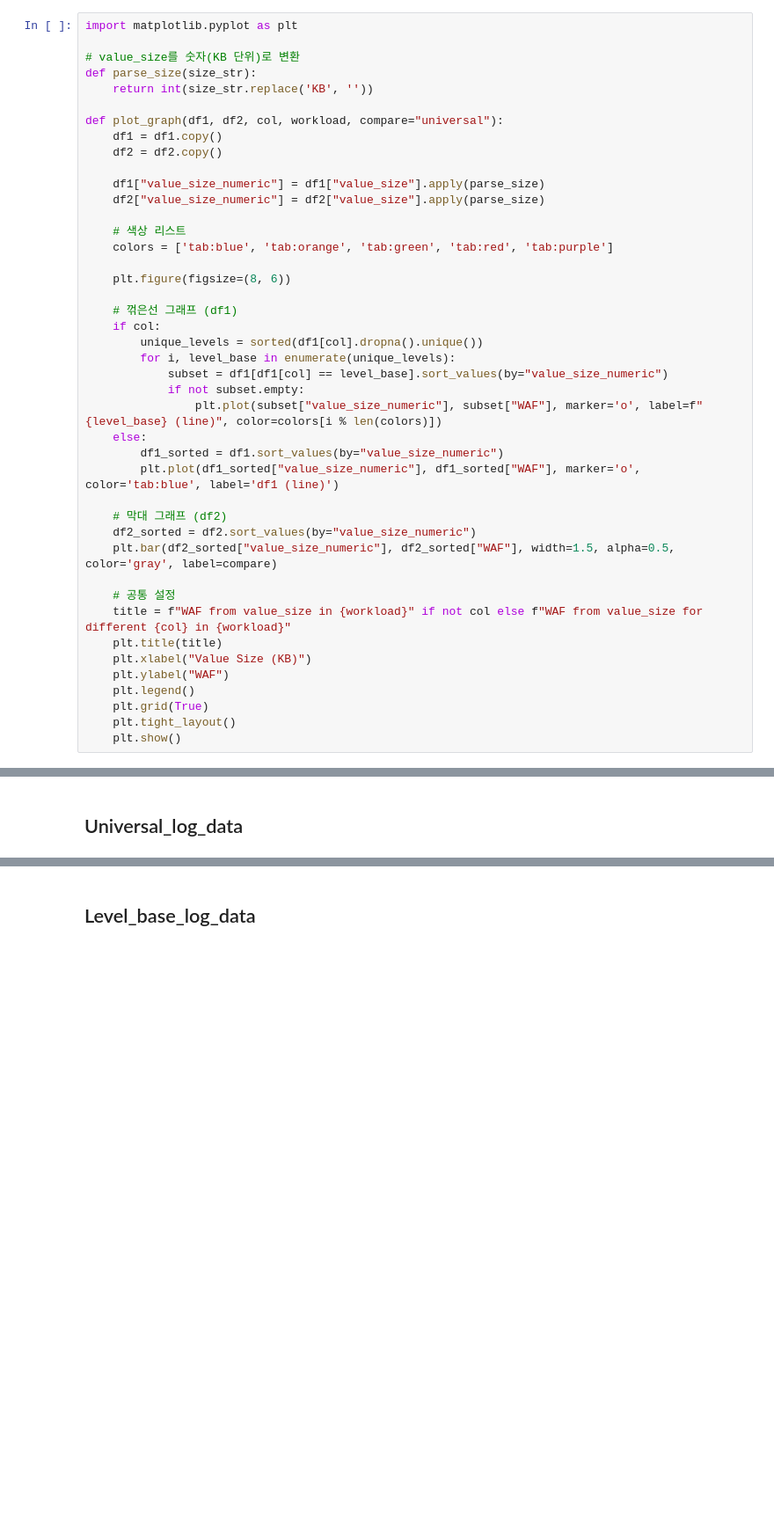
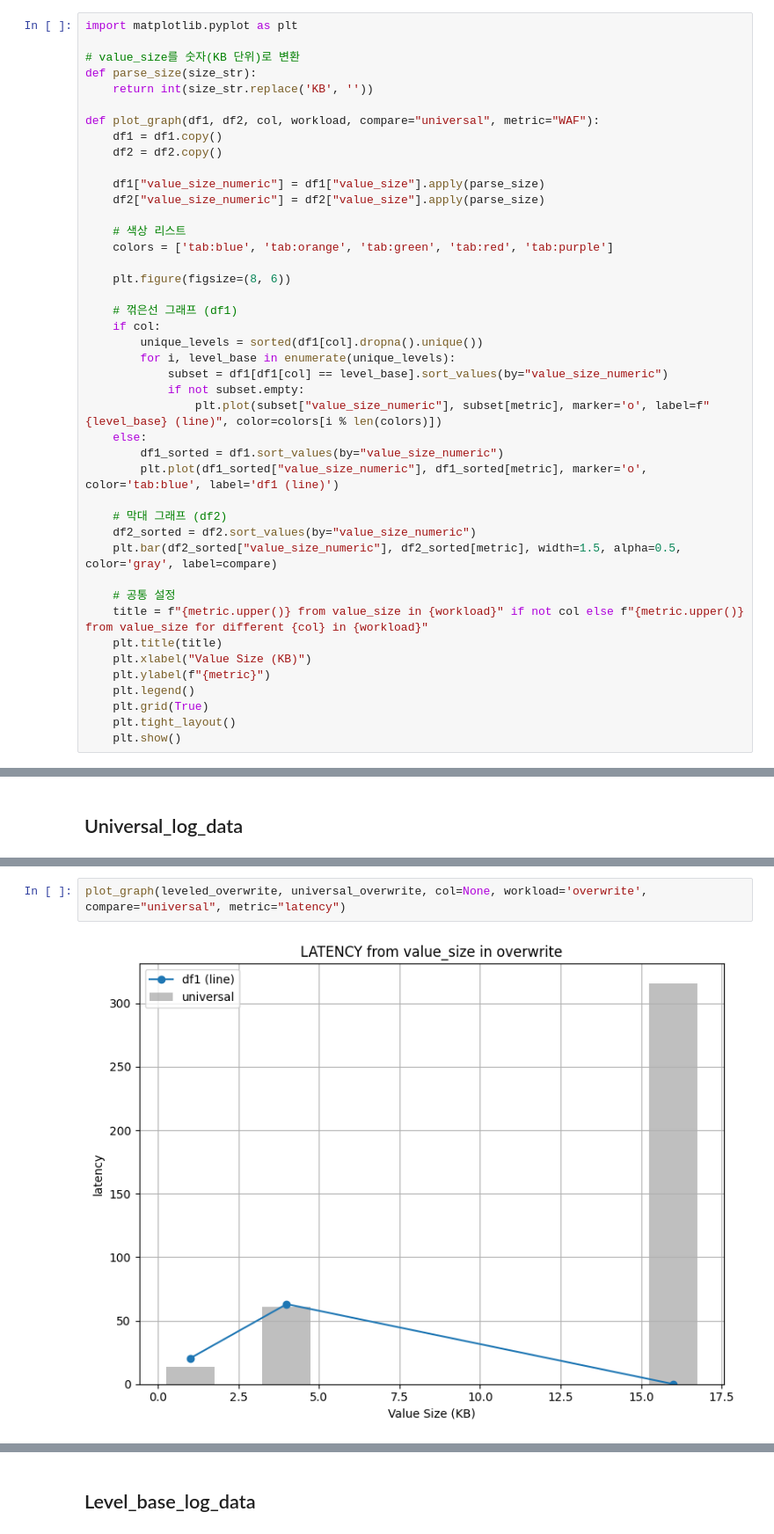
Before and after one commit to yrc00/opensource_sw_analysis, a Jupyter notebook: Lab1/H1/h1_graph.ipynb, the cells around one changed output, grey strips where cells are left out. Shown at 88% size. Cells and saved outputs as stored; diff of their text form; blank space fills up the shorter version.

```diff
--- a/Lab1/H1/h1_graph.ipynb
+++ b/Lab1/H1/h1_graph.ipynb
@@ -5,7 +5,7 @@ import matplotlib.pyplot as plt
 def parse_size(size_str):
     return int(size_str.replace('KB', ''))
 
-def plot_graph(df1, df2, col, workload, compare="universal"):
+def plot_graph(df1, df2, col, workload, compare="universal", metric="WAF"):
     df1 = df1.copy()
     df2 = df2.copy()
 
@@ -23,20 +23,20 @@ def plot_graph(df1, df2, col, workload, compare="universal"):
         for i, level_base in enumerate(unique_levels):
             subset = df1[df1[col] == level_base].sort_values(by="value_size_numeric")
             if not subset.empty:
-                plt.plot(subset["value_size_numeric"], subset["WAF"], marker='o', label=f"{level_base} (line)", color=colors[i % len(colors)])
+                plt.plot(subset["value_size_numeric"], subset[metric], marker='o', label=f"{level_base} (line)", color=colors[i % len(colors)])
     else:
         df1_sorted = df1.sort_values(by="value_size_numeric")
-        plt.plot(df1_sorted["value_size_numeric"], df1_sorted["WAF"], marker='o', color='tab:blue', label='df1 (line)')
+        plt.plot(df1_sorted["value_size_numeric"], df1_sorted[metric], marker='o', color='tab:blue', label='df1 (line)')
 
     # 막대 그래프 (df2)
     df2_sorted = df2.sort_values(by="value_size_numeric")
-    plt.bar(df2_sorted["value_size_numeric"], df2_sorted["WAF"], width=1.5, alpha=0.5, color='gray', label=compare)
+    plt.bar(df2_sorted["value_size_numeric"], df2_sorted[metric], width=1.5, alpha=0.5, color='gray', label=compare)
 
     # 공통 설정
-    title = f"WAF from value_size in {workload}" if not col else f"WAF from value_size for different {col} in {workload}"
+    title = f"{metric.upper()} from value_size in {workload}" if not col else f"{metric.upper()} from value_size for different {col} in {workload}"
     plt.title(title)
     plt.xlabel("Value Size (KB)")
-    plt.ylabel("WAF")
+    plt.ylabel(f"{metric}")
     plt.legend()
     plt.grid(True)
     plt.tight_layout()
@@ -111,3 +113,7 @@ plot_graph(leveled_overwrite, universal_overwrite, col=None, workload='overwrite
 plot_graph(leveled_fillrandom, universal_fillrandom, col=None, workload='fillrandom', compare="universal")
 # %% [output]
 [figure]
+# %%
+plot_graph(leveled_overwrite, universal_overwrite, col=None, workload='overwrite', compare="universal", metric="latency")
+# %% [output]
+[figure, added]
```
Also changed, not shown: parts of 18 cells of this notebook, 9 other files.
